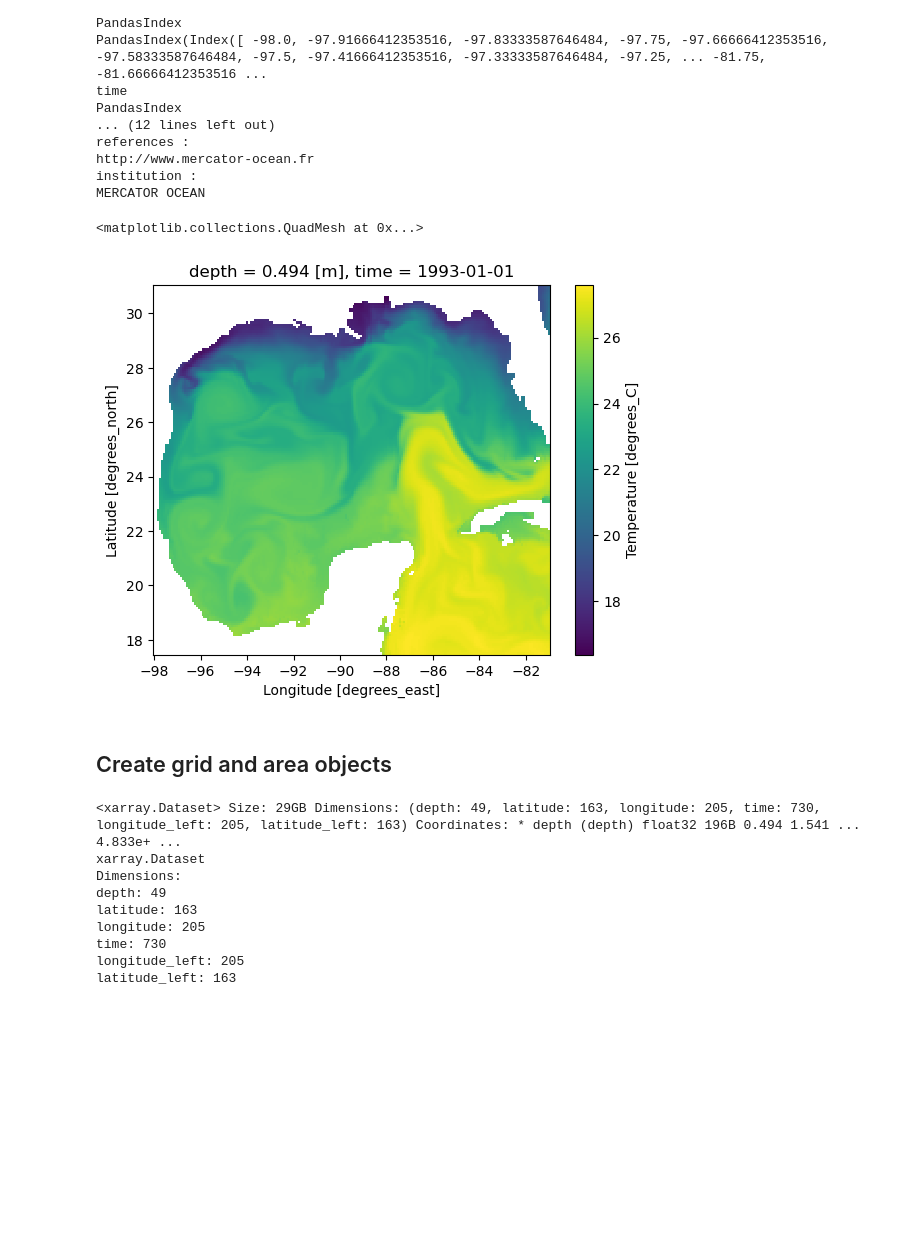
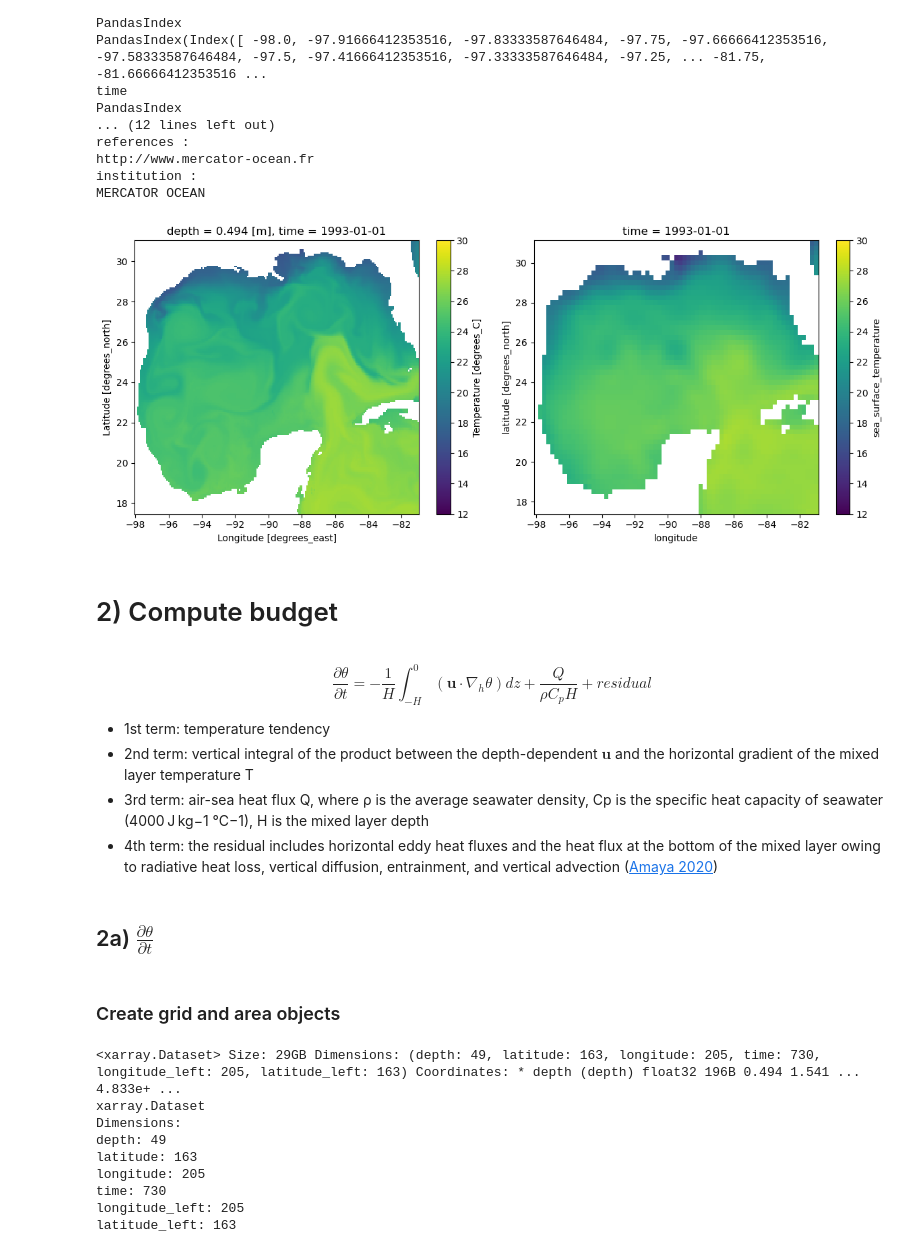
Before and after one commit to shanicetbailey/MHW-gfdl, a Jupyter notebook: 07-MLHB.ipynb, the cells around one changed output. Cells and saved outputs as stored; diff of their text form; code cells hidden in the pictures; blank space fills up the shorter version.

```diff
--- a/07-MLHB.ipynb
+++ b/07-MLHB.ipynb
@@ -21,10 +21,18 @@ import xgcm
 from xgcm.autogenerate import generate_grid_ds
 from xhistogram.xarray import histogram
 # %%
+#GLORYS vars
 thetao = xr.open_dataset('sst_glorys.nc', chunks={})
 uv = xr.open_dataset('glorys_uv.nc', chunks={})
 mld = xr.open_dataset('glorys_mld.nc', chunks={})
 glorys = xr.merge([thetao, uv, mld])
+
+#ERA5 vars
+sst_ds1 = xr.open_dataset('/work5/stb/ERA5/sst.nc', chunks={})
+sst_ds = sst_ds1.assign_coords({'longitude':(sst_ds1.longitude.values-360)})
+#mask_ds = xr.open_dataset('/work5/stb/ERA5/mask.nc', chunks={})
+heat_fluxes_ds = xr.open_dataset('/work/Shanice.Bailey/ERA5/era-heat-fluxes.nc', chunks={})
+heat_fluxes_unprocessed = heat_fluxes_ds.assign_coords({'longitude':(heat_fluxes_ds.longitude.values-360)})
 # %% [output]
 No module named 'zarr.core.array_spec'; 'zarr.core' is not a package
   external_backend_entrypoints = backends_dict_from_pkg(entrypoints_unique)
@@ -122,8 +201,20 @@ MERCATOR OCEAN
 (to desired spatial/grid and temporal configuration)
 # %%
 time_slice = dict(time=slice('1993', '1994'))
-gom = dict(longitude=slice(-98, -81), latitude=slice(17.5, 31))
+gom = dict(longitude=slice(-98, -81), latitude=slice(31, 17.5))
+gom_g = dict(longitude=slice(-98, -81), latitude=slice(17.5, 31))
 se = dict(longitude=slice(-90, -85), latitude=slice(31, 28))
 se_g = dict(longitude=slice(-90, -85), latitude=slice(28,31))
+# %%
+sst = sst_ds.sea_surface_temperature.sel(**gom).sel(**time_slice).resample(time='D').mean()
+#mask = mask_ds.land_sea_mask
+sw = heat_fluxes_unprocessed.ssr.sel(**gom).sel(**time_slice) / (60*60) #W/m2
+lw = heat_fluxes_unprocessed.str.sel(**gom).sel(**time_slice) / (60*60) #W/m2
+sh = heat_fluxes_unprocessed.sshf.sel(**gom).sel(**time_slice) / (60*60) #W/m2
+lh = heat_fluxes_unprocessed.slhf.sel(**gom).sel(**time_slice) / (60*60) #W/m2
+
+ggom = glorys.sel(**time_slice).sel(**gom_g)
+heat_fluxes = xr.merge([sw,lw,sh,lh])
+era5 = xr.merge([sst,sw,lw,sh,lh])
 # %%
-ggom = glorys.sel(**time_slice).sel(**gom)
+era5
@@ -217,12 +358,26 @@ http://www.mercator-ocean.fr
 institution :
 MERCATOR OCEAN
 # %%
-ggom.thetao[0,0].plot()
+fig, (ax0,ax1) = plt.subplots(1,2, figsize=(12,5))
+ggom.thetao[0,0].plot(ax=ax0, vmin=12, vmax=30)
+era5.sea_surface_temperature[0].plot(ax=ax1, vmin=12, vmax=30)
+plt.tight_layout();
 # %% [output]
-<matplotlib.collections.QuadMesh at 0x...>
-[figure, old version]
+[figure, new version]
-# %% [markdown]
-## Create grid and area objects
+# %% [markdown]
+# 2) Compute budget
+# %% [markdown]
+$$ \frac{\partial \theta}{\partial t} =  -\frac{1}{H}\int^{0}_{-H}(\mathbf{u} \cdot \nabla_{h}\theta)dz + \frac{Q}{\rho C_p H} + residual$$
+
+- 1st term: temperature tendency
+- 2nd term: vertical integral of the product between the depth-dependent $\mathbf{u}$ and the horizontal gradient of the mixed layer temperature T
+- 3rd term: air-sea heat flux Q, where ρ is the average seawater density, Cp is the specific heat capacity of seawater (4000 J kg−1 °C−1), H is the mixed layer depth
+- 4th term: the residual includes horizontal eddy heat fluxes and the heat flux at the bottom of the mixed layer owing to radiative heat loss, vertical diffusion, entrainment, and vertical advection
+([Amaya 2020](https://www.nature.com/articles/s41467-019-10206-z))
+# %% [markdown]
+## 2a) $\frac{\partial \theta}{\partial t}$
+# %% [markdown]
+### Create grid and area objects
 # %%
 ds_pt_full = generate_grid_ds(ggom, {'X':'longitude', 'Y':'latitude'})
 grid_pt_full = xgcm.Grid(ds_pt_full, periodic=['X', 'Y'])#, boundary="fill", fill_value=0.)
```
Also changed, not shown: parts of 43 cells of this notebook.
